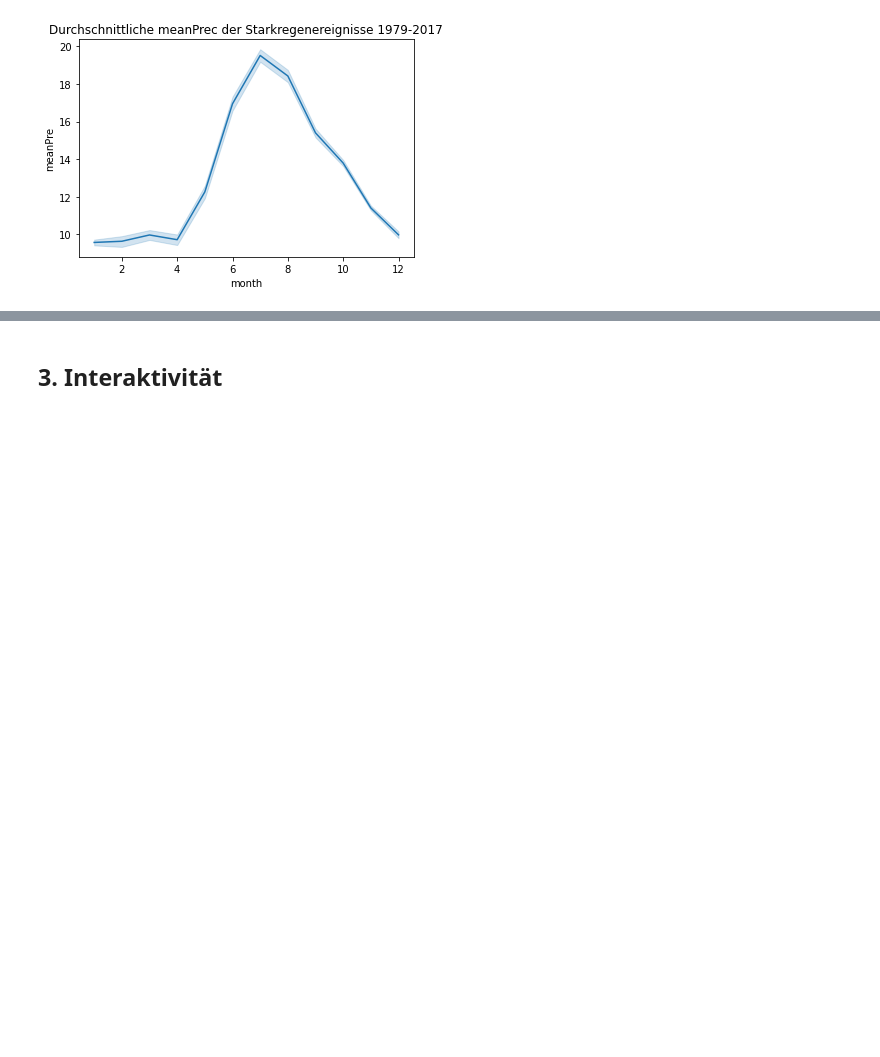
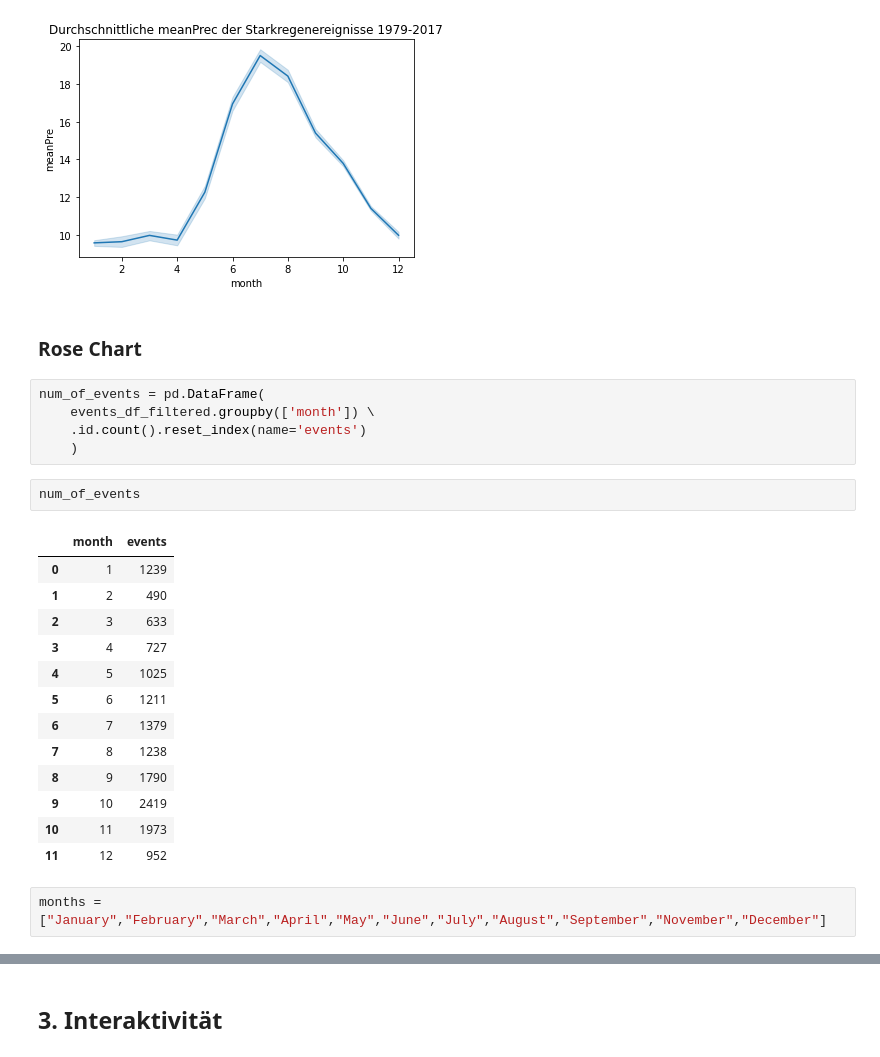
Before and after one commit to phucdev/va-gummistiefel-b, a Jupyter notebook: notebooks/VisualAnalytics_Datenexploration.ipynb, the cells around one changed output, grey strips where cells are left out. Drawn from its saved outputs; the diff is of its cells as text; blank space fills up the shorter version.

```diff
--- a/notebooks/VisualAnalytics_Datenexploration.ipynb
+++ b/notebooks/VisualAnalytics_Datenexploration.ipynb
@@ -313,3 +313,28 @@ ax.set_title("Durchschnittliche meanPrec der Starkregenereignisse 1979-2017")
 # %% [output]
 Text(0.5, 1.0, 'Durchschnittliche meanPrec der Starkregenereignisse 1979-2017')
 [figure]
+# %% [markdown]
+### Rose Chart
+# %%
+num_of_events = pd.DataFrame(
+    events_df_filtered.groupby(['month']) \
+    .id.count().reset_index(name='events')
+    )
+# %%
+num_of_events
+# %% [output]
+|  | month | events |
+| 0 | 1 | 1239 |
+| 1 | 2 | 490 |
+| 2 | 3 | 633 |
+| 3 | 4 | 727 |
+| 4 | 5 | 1025 |
+| 5 | 6 | 1211 |
+| 6 | 7 | 1379 |
+| 7 | 8 | 1238 |
+| 8 | 9 | 1790 |
+| 9 | 10 | 2419 |
+| 10 | 11 | 1973 |
+| 11 | 12 | 952 |
+# %%
+months = ["January","February","March","April","May","June","July","August","September","November","December"]
```
Also changed, not shown: parts of 5 cells of this notebook, 1 other file.
